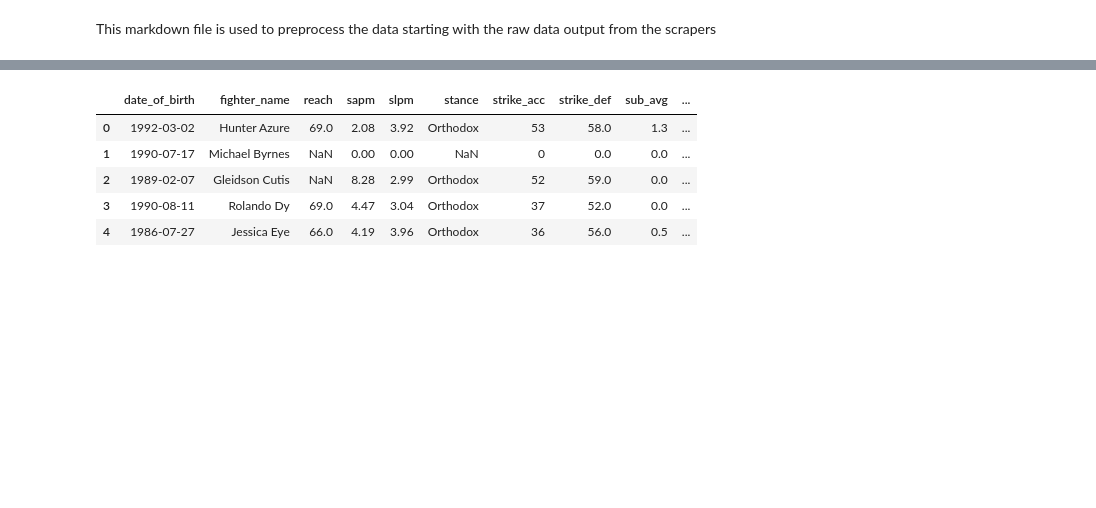
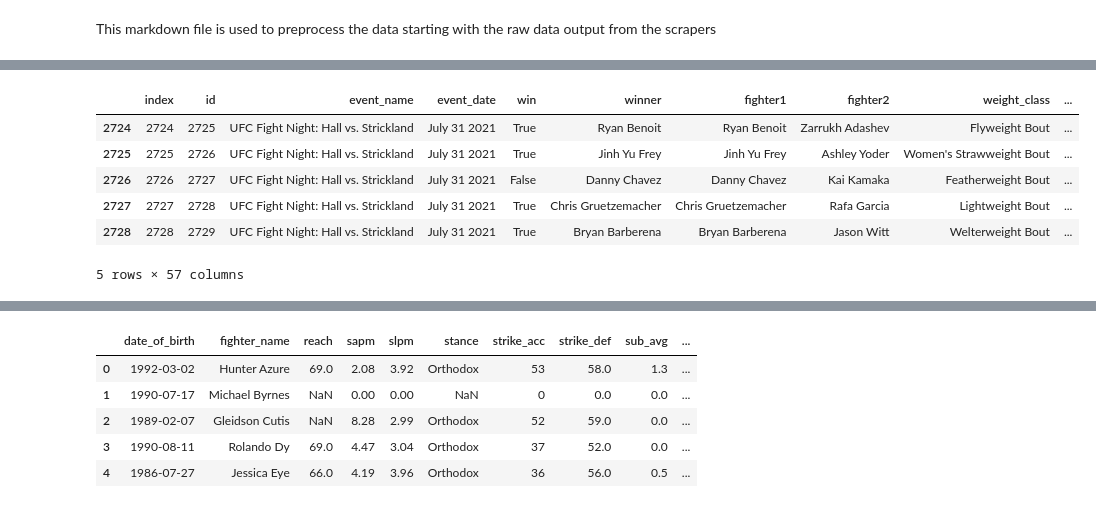
Before and after one commit to Tdeb96/ufc_fight_predictor, a Jupyter notebook: pre-processing.ipynb, the cells around one changed output, grey strips where cells are left out. Saved outputs shown, nothing was run; the diff lists cells and outputs as text; code cells hidden in the pictures; blank space fills up the shorter version.

```diff
--- a/pre-processing.ipynb
+++ b/pre-processing.ipynb
@@ -18,0 +42,11 @@ fighters.head()
+# %%
+# bouts.loc[(bouts.fighter1=='Sean Strickland') | (bouts.fighter2=='Sean Strickland')]
+bouts.loc[(bouts.event_name=='UFC Fight Night: Hall vs. Strickland')]
+# %% [output]
+|  | index | id | event_name | event_date | win | winner | fighter1 | fighter2 | weight_class | ... |
+| 2724 | 2724 | 2725 | UFC Fight Night: Hall vs. Strickland | July 31 2021 | True | Ryan Benoit | Ryan Benoit | Zarrukh Adashev | Flyweight Bout | ... |
+| 2725 | 2725 | 2726 | UFC Fight Night: Hall vs. Strickland | July 31 2021 | True | Jinh Yu Frey | Jinh Yu Frey | Ashley Yoder | Women's Strawweight Bout | ... |
+| 2726 | 2726 | 2727 | UFC Fight Night: Hall vs. Strickland | July 31 2021 | False | Danny Chavez | Danny Chavez | Kai Kamaka | Featherweight Bout | ... |
+| 2727 | 2727 | 2728 | UFC Fight Night: Hall vs. Strickland | July 31 2021 | True | Chris Gruetzemacher | Chris Gruetzemacher | Rafa Garcia | Lightweight Bout | ... |
+| 2728 | 2728 | 2729 | UFC Fight Night: Hall vs. Strickland | July 31 2021 | True | Bryan Barberena | Bryan Barberena | Jason Witt | Welterweight Bout | ... |
+5 rows × 57 columns
```
Also changed, not shown: parts of 19 cells of this notebook, 3 other files.
